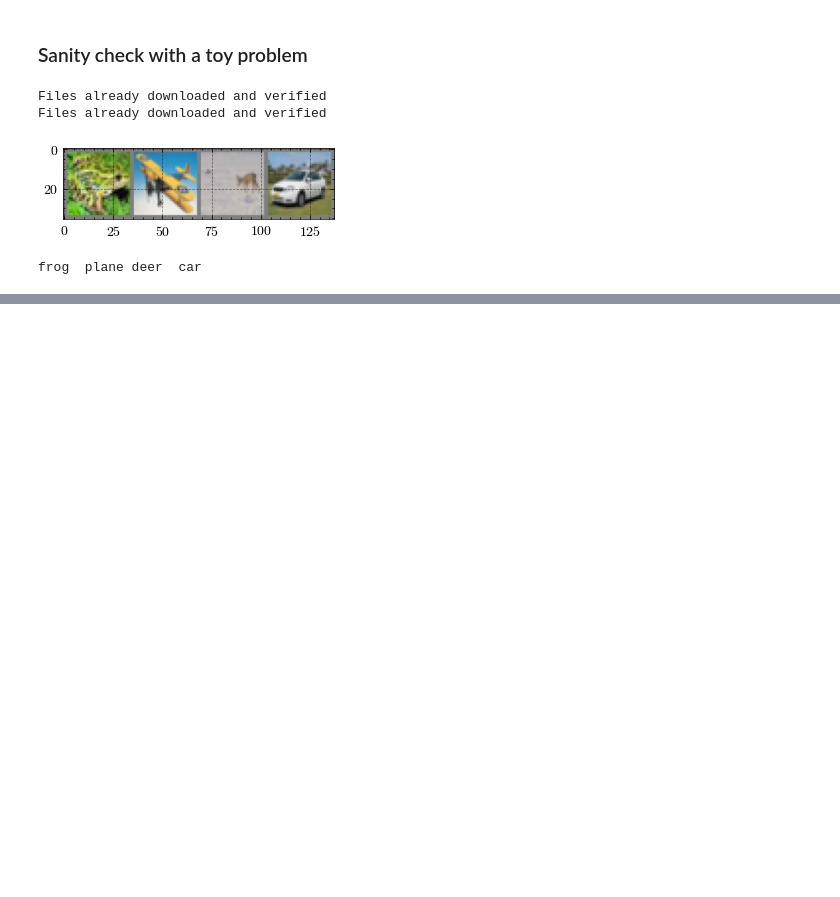
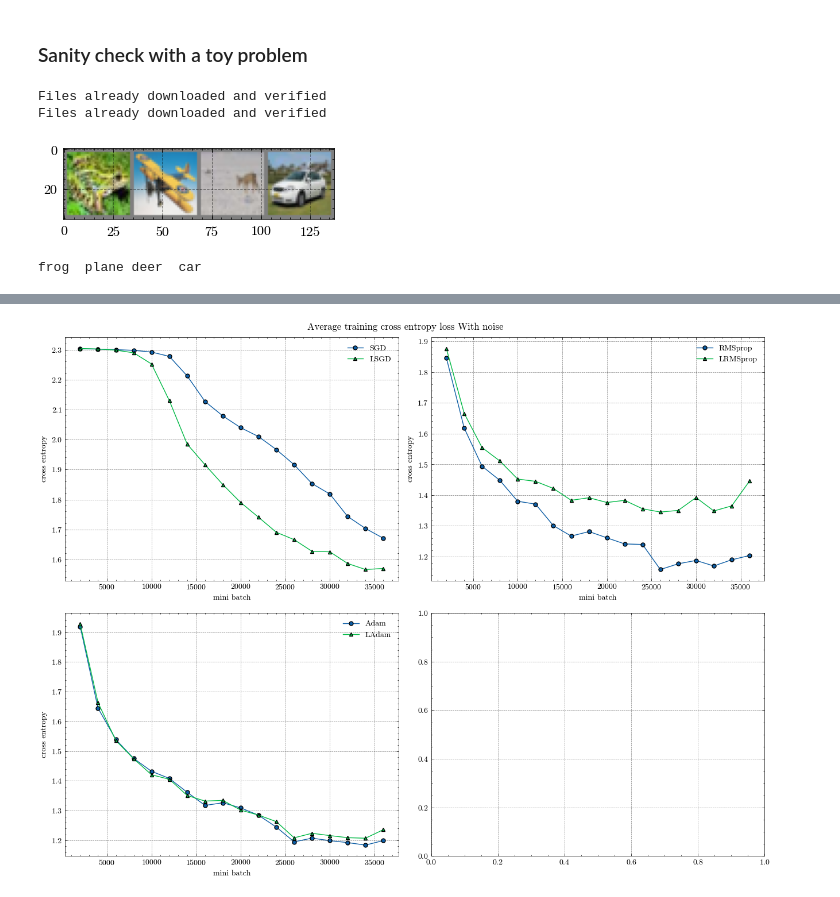
Before and after one commit to SaadSouilmi/Langevin-algorithms-for-deep-stochastic-control, a Jupyter notebook: Notebook.ipynb, the cells around one changed output, grey strips where cells are left out. Drawn from its saved outputs; the diff is of its cells as text; code cells hidden in the pictures; blank space fills up the shorter version.

```diff
--- a/Notebook.ipynb
+++ b/Notebook.ipynb
@@ -111,3 +273,18 @@ lsgd = LSGD(net_lsgd.parameters(), lr=0.001, sigma=0.001, momentum=0.9)
+# %%
+net_sgd = Net()
+net_lsgd = Net()
+net_rmsprop = Net()
+net_lrmsprop = Net()
+net_adam = Net()
+net_ladam = Net()
+
+criterion = nn.CrossEntropyLoss()
+sgd = optim.SGD(net_sgd.parameters(), lr=0.001, momentum=0)
+lsgd = LSGD(net_lsgd.parameters(), lr=0.001, sigma=0.01, momentum=0)
+rmsprop = optim.RMSprop(net_rmsprop.parameters(), lr=0.001)
+lrmsprop = LRMSprop(net_lrmsprop.parameters(), lr=0.001, sigma=0.0001)
+adam = optim.Adam(net_adam.parameters(), lr=0.001)
+ladam = LAdam(net_ladam.parameters(), lr=0.001, sigma=0.0001)
 # %%
 sgd_losses = []
 lsgd_losses = []
@@ -200,0 +350,73 @@ plt.close()
+# %%
+fig, axs = plt.subplots(nrows=2, ncols=2, figsize=(13, 10))
+
+# SGD plots
+axs[0][0].plot(
+    2000 * (1 + np.arange(len(sgd_losses))),
+    sgd_losses,
+    label="SGD",
+    marker="o",
+    mec="k",
+    ms=5,
+)
+axs[0][0].plot(
+    2000 * (1 + np.arange(len(lsgd_losses))),
+    lsgd_losses,
+    label="LSGD",
+    marker="^",
+    mec="k",
+    ms=5,
+)
+axs[0][0].legend()
+axs[0][0].set_xlabel("mini batch")
+axs[0][0].set_ylabel("cross entropy")
+
+# RMSprop plots
+axs[0][1].plot(
+    2000 * (1 + np.arange(len(rmsprop_losses))),
+    rmsprop_losses,
+    label="RMSprop",
+    marker="o",
+    mec="k",
+    ms=5,
+)
+axs[0][1].plot(
+    2000 * (1 + np.arange(len(lrmsprop_losses))),
+    lrmsprop_losses,
+    label="LRMSprop",
+    marker="^",
+    mec="k",
+    ms=5,
+)
+axs[0][1].legend()
+axs[0][1].set_xlabel("mini batch")
+axs[0][1].set_ylabel("cross entropy")
+
+# Adam plots
+axs[1][0].plot(
+    2000 * (1 + np.arange(len(adam_losses))),
+    adam_losses,
+    label="Adam",
+    marker="o",
+    mec="k",
+    ms=5,
+)
+axs[1][0].plot(
+    2000 * (1 + np.arange(len(ladam_losses))),
+    ladam_losses,
+    label="LAdam",
+    marker="^",
+    mec="k",
+    ms=5,
+)
+axs[1][0].legend()
+axs[1][0].set_xlabel("mini batch")
+axs[1][0].set_ylabel("cross entropy")
+
+
+fig.suptitle("Average training cross entropy loss With noise")
+fig.tight_layout()
+plt.show()
+plt.close()
+# %% [output]
+[figure, added]
```
Also changed, not shown: parts of 10 cells of this notebook, 3 other files.
